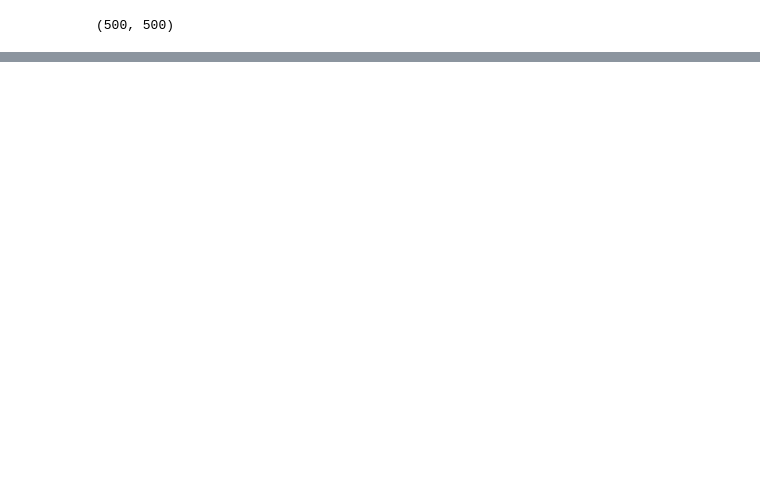
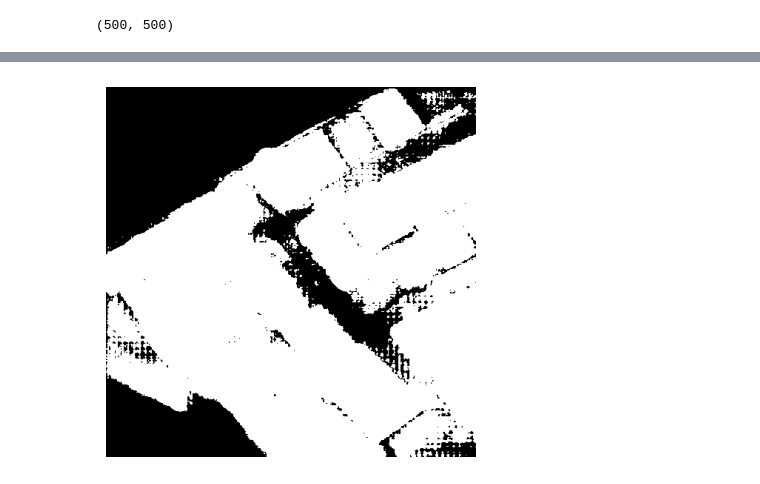
Before and after one commit to VectorInstitute/SegMate, a Jupyter notebook: segmate_demo.ipynb, the cells around one changed output, grey strips where cells are left out. Saved outputs shown, nothing was run; the diff lists cells and outputs as text; code cells hidden in the pictures; blank space fills up the shorter version.

```diff
--- a/segmate_demo.ipynb
+++ b/segmate_demo.ipynb
@@ -87,0 +99,4 @@ masks = sm.segment(image=np.array(image), points_prompt=)`
+# %%
+utils.show_image(mask)
+# %% [output]
+[figure, added]
```
Also changed, not shown: parts of 14 cells of this notebook, 2 other files.
